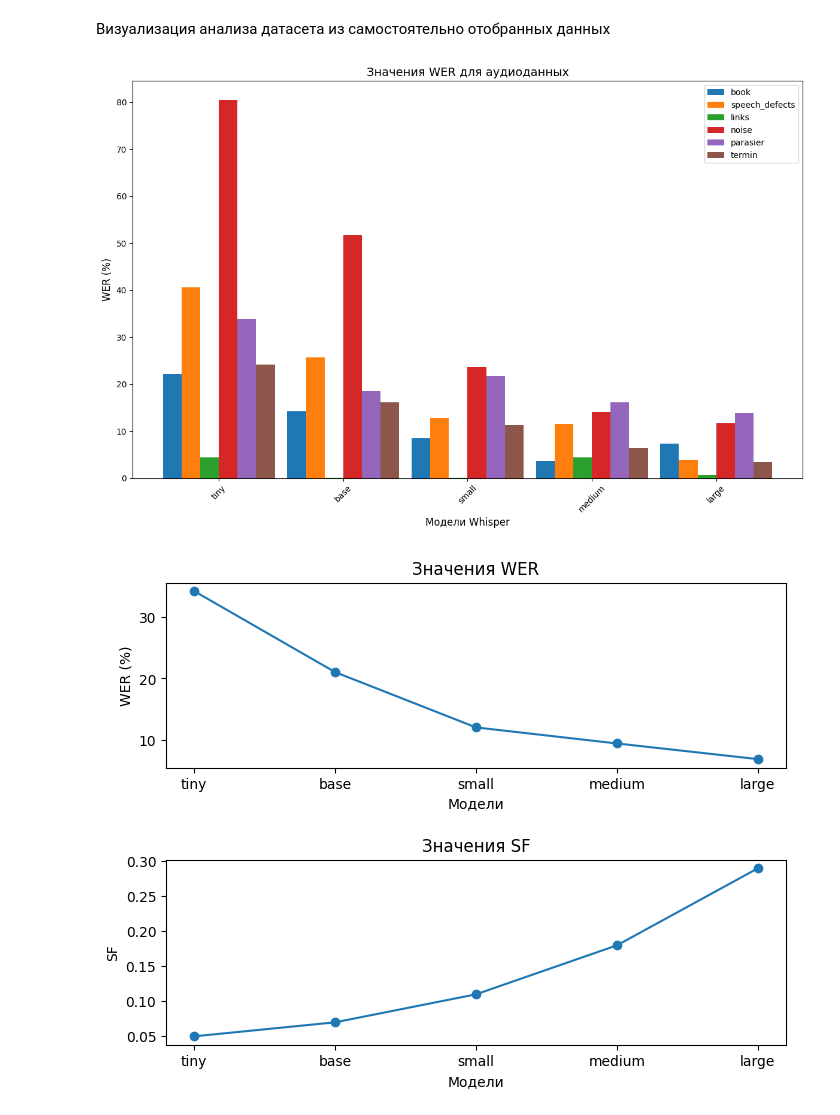
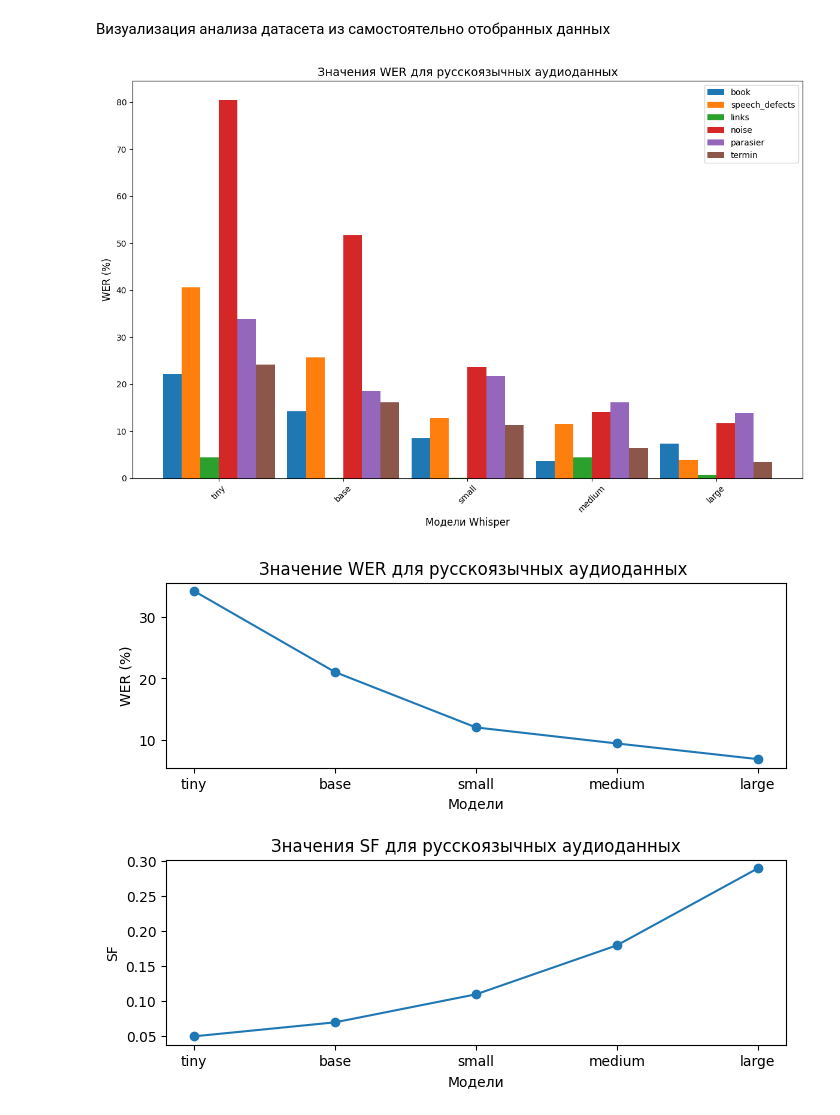
Before and after one commit to Polineska/SpeechRecognition, a Jupyter notebook: Whisper_analysis.ipynb, the cells around one changed output. Drawn from its saved outputs; the diff is of its cells as text; code cells hidden in the pictures.

```diff
--- a/Whisper_analysis.ipynb
+++ b/Whisper_analysis.ipynb
@@ -457,7 +485,7 @@ rects6 = ax.bar(x + 2.5*width, termin, width, label='termin')
 
 ax.set_xlabel('Модели Whisper', fontsize=12)
 ax.set_ylabel('WER (%)', fontsize=12)
-ax.set_title('Значения WER для аудиоданных', fontsize=14)
+ax.set_title('Значения WER для русскоязычных аудиоданных', fontsize=14)
 ax.set_xticks(x)
 ax.set_xticklabels(models)
 ax.legend()
@@ -466,35 +494,35 @@ plt.xticks(rotation=45)
 fig.tight_layout()
 plt.show()
 # %% [output]
-[figure, old version]
+[figure, new version]
 # %%
 import matplotlib.pyplot as plt
 import numpy as np
 
 # Данные о WER и SF
 models = ['tiny', 'base', 'small', 'medium', 'large']
 wer = [34.27, 21.03, 11.99, 9.37, 6.81]
 sf = [0.05, 0.07, 0.11, 0.18, 0.29]
 
 # Создание фигуры и осей
 fig, (ax1, ax2) = plt.subplots(nrows=2, ncols=1, figsize=(8, 6))
 
 # Визуализация WER
 ax1.plot(models, wer, marker='o')
 ax1.set_xlabel('Модели')
 ax1.set_ylabel('WER (%)')
-ax1.set_title('Значения WER')
+ax1.set_title('Значение WER для русскоязычных аудиоданных ')
 
 # Визуализация SF
 ax2.plot(models, sf, marker='o')
 ax2.set_xlabel('Модели')
 ax2.set_ylabel('SF')
-ax2.set_title('Значения SF')
+ax2.set_title('Значения SF для русскоязычных аудиоданных')
 
 # Регулировка расстояния между подграфиками
 plt.subplots_adjust(hspace=0.5)
 
 # Отображение графика
 plt.show()
 # %% [output]
-[figure, old version]
+[figure, new version]
```
Also changed, not shown: parts of 6 cells of this notebook.
